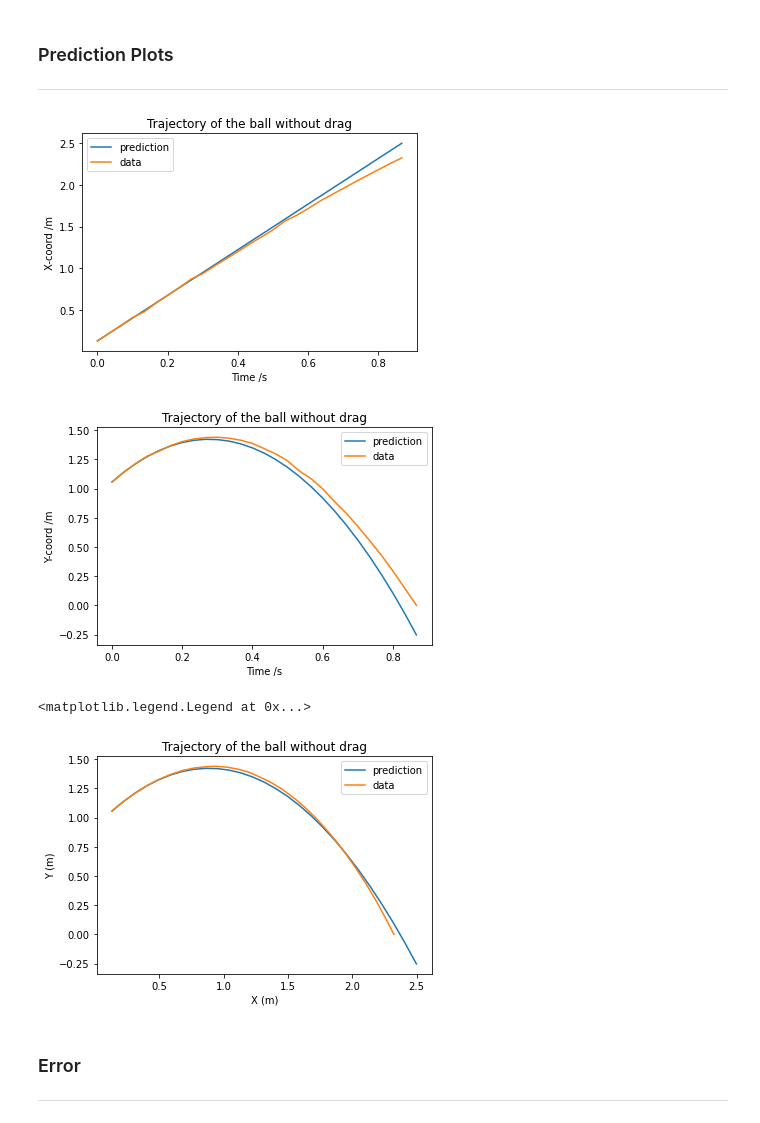
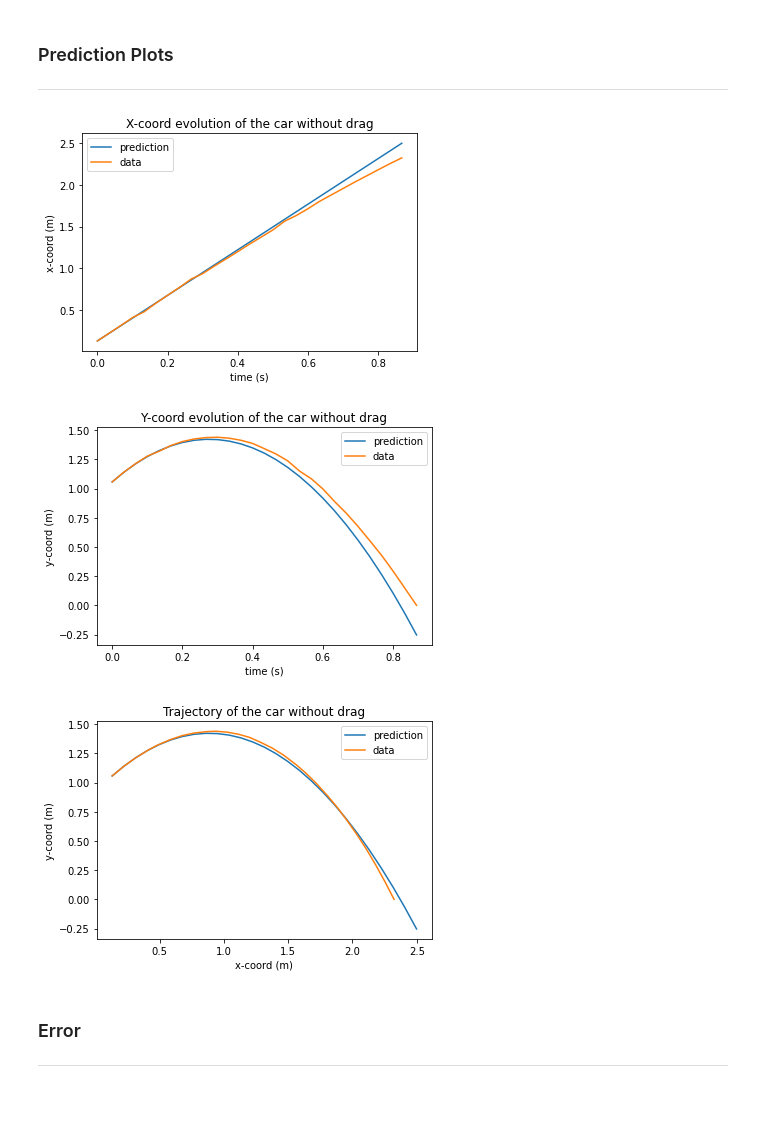
Before and after one commit to imnotartsy/PHY68, a Jupyter notebook: Car.ipynb, the cells around one changed output. Drawn from its saved outputs; the diff is of its cells as text; code cells hidden in the pictures.

```diff
--- a/Car.ipynb
+++ b/Car.ipynb
@@ -133,37 +139,47 @@ for i in range(0, nsteps-1):
 # %% [markdown]
 ### Prediction Plots
 ---
+# %%
+def make_plot(pars, ftitle, x_err=[], y_err=[], flabel=[], faxis=['']*2, fsize=[6, 4]):
+    # this will make sure we don't align labels incorrectly
+    if flabel == []:
+        flabel = ['']*len(pars)
+
+    # handles what to do if errors given
+    if not (x_err == [] and y_err == []):
+        plt.errorbar(pars[0][0], pars[0][1], xerr=x_err, yerr=y_err, fmt='.')
+
+    # create the fig
+    fig = plt.figure(figsize=(fsize[0], fsize[1]))
+
+    # loop through to plot all the given lines
+    for i in range(len(pars)):
+        plt.plot(pars[i][0], pars[i][1], label=flabel[i])
+
+    # other parameters for the plot
+    plt.title(ftitle)
+    plt.xlabel(faxis[0])
+    plt.ylabel(faxis[1])
+    plt.legend()
 # %%
-plt.plot(t, x, label="prediction")
-plt.plot(df['t'], df['x'], label="data")
-plt.plot()
-plt.title('Trajectory of the ball without drag')
-plt.xlabel('Time /s')
-plt.ylabel('X-coord /m')
-plt.legend()
-plt.show()
+make_plot([[t, x], [t_data, x_data]],
+          "X-coord evolution of the car without drag",
+          flabel=["prediction", "data"],
+          faxis=["time (s)", "x-coord (m)"])
+
+make_plot([[t, y], [t_data, y_data]],
+          "Y-coord evolution of the car without drag",
+          flabel=["prediction", "data"],
+          faxis=["time (s)", "y-coord (m)"])
+
+make_plot([[x, y], [x_data, y_data]],
+          "Trajectory of the car without drag",
+          flabel=["prediction", "data"],
+          faxis=["x-coord (m)", "y-coord (m)"])
 # %% [output]
-[figure, old version]
+[figure, new version]
+[figure, added]
+[figure, added]
-# %%
-plt.plot(t, y, label="prediction")
-plt.plot(df['t'], df['y'], label = "data")
-plt.title('Trajectory of the ball without drag')
-plt.xlabel('Time /s')
-plt.ylabel('Y-coord /m')
-plt.legend()
-plt.show()
-# %% [output]
-[figure, removed]
-# %%
-plt.plot(x,y, label="prediction")
-plt.plot(df['x'], df['y'], label="data")
-plt.title('Trajectory of the ball without drag')
-plt.xlabel('X (m)')
-plt.ylabel('Y (m)')
-plt.legend()
-# %% [output]
-<matplotlib.legend.Legend at 0x...>
-[figure, removed]
 # %% [markdown]
 ### Error
 ---
```
Also changed, not shown: parts of 9 cells of this notebook.
